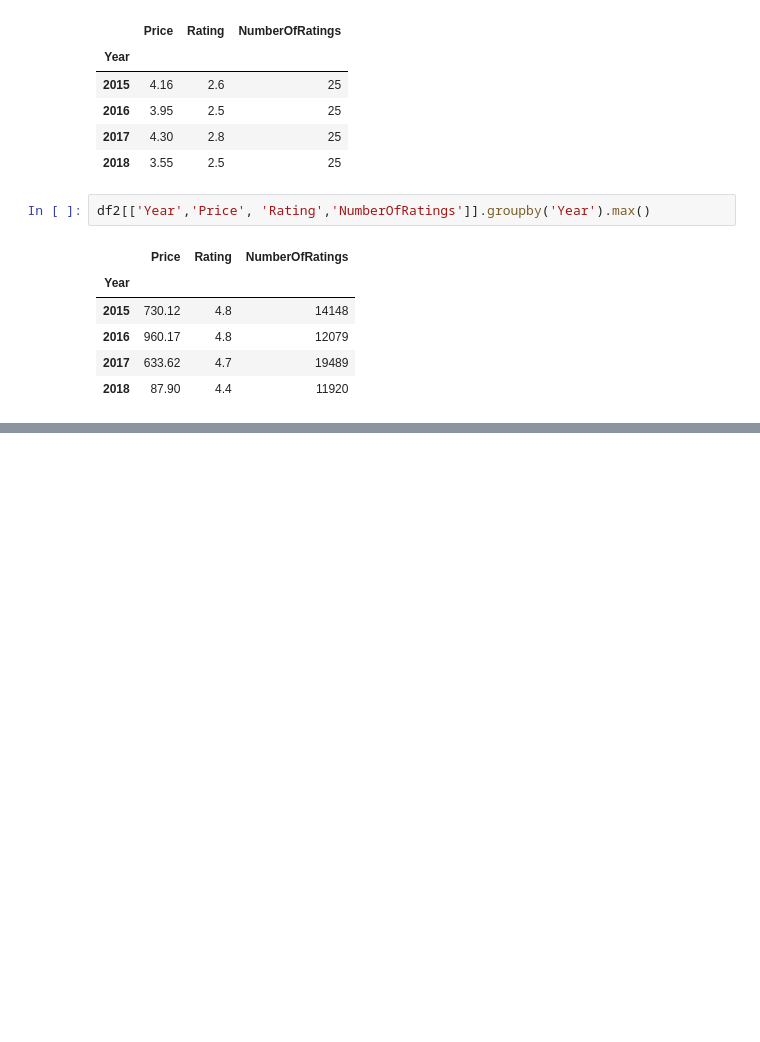
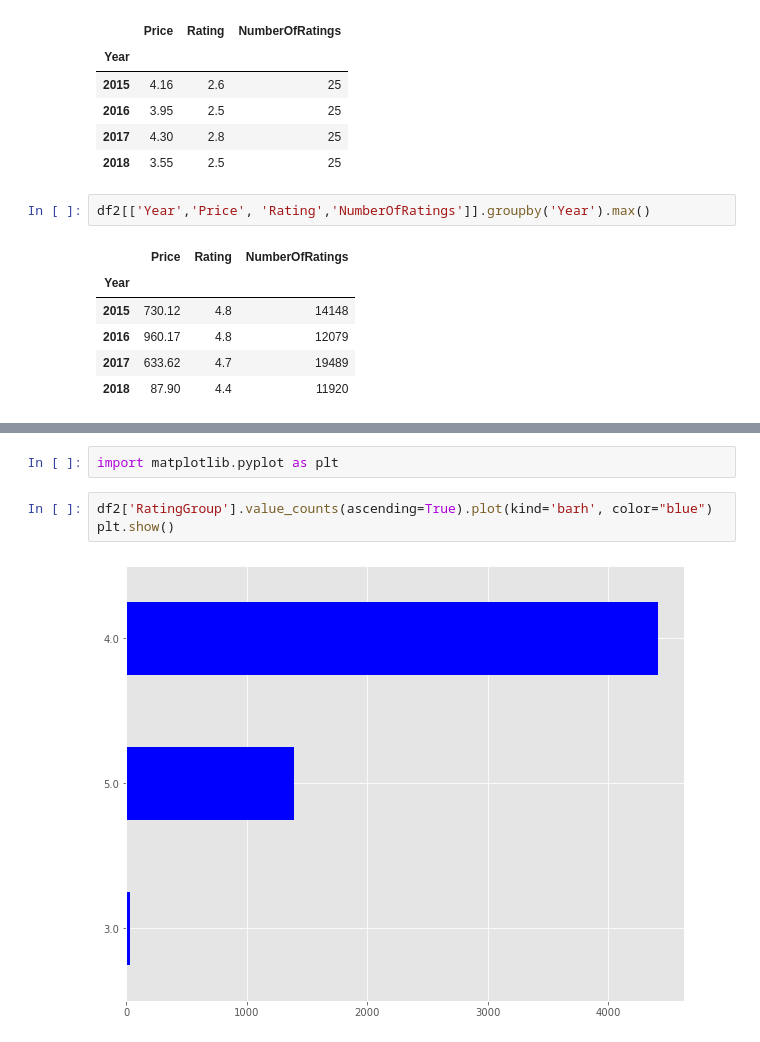
Before and after one commit to Tekkuza/red-wine-review, a Jupyter notebook: solution_wip.ipynb, the cells around one changed output, grey strips where cells are left out. Saved outputs shown, nothing was run; the diff lists cells and outputs as text; blank space fills up the shorter version.

```diff
--- a/solution_wip.ipynb
+++ b/solution_wip.ipynb
@@ -212,0 +207,7 @@ df2[df2['WineName'].str.lower().str.contains(r'cabernet|merlot|rioja')]
+# %%
+import matplotlib.pyplot as plt
+# %%
+df2['RatingGroup'].value_counts(ascending=True).plot(kind='barh', color="blue")
+plt.show()
+# %% [output]
+[figure, added]
```
Also changed, not shown: parts of 36 cells of this notebook, 2 other files.
